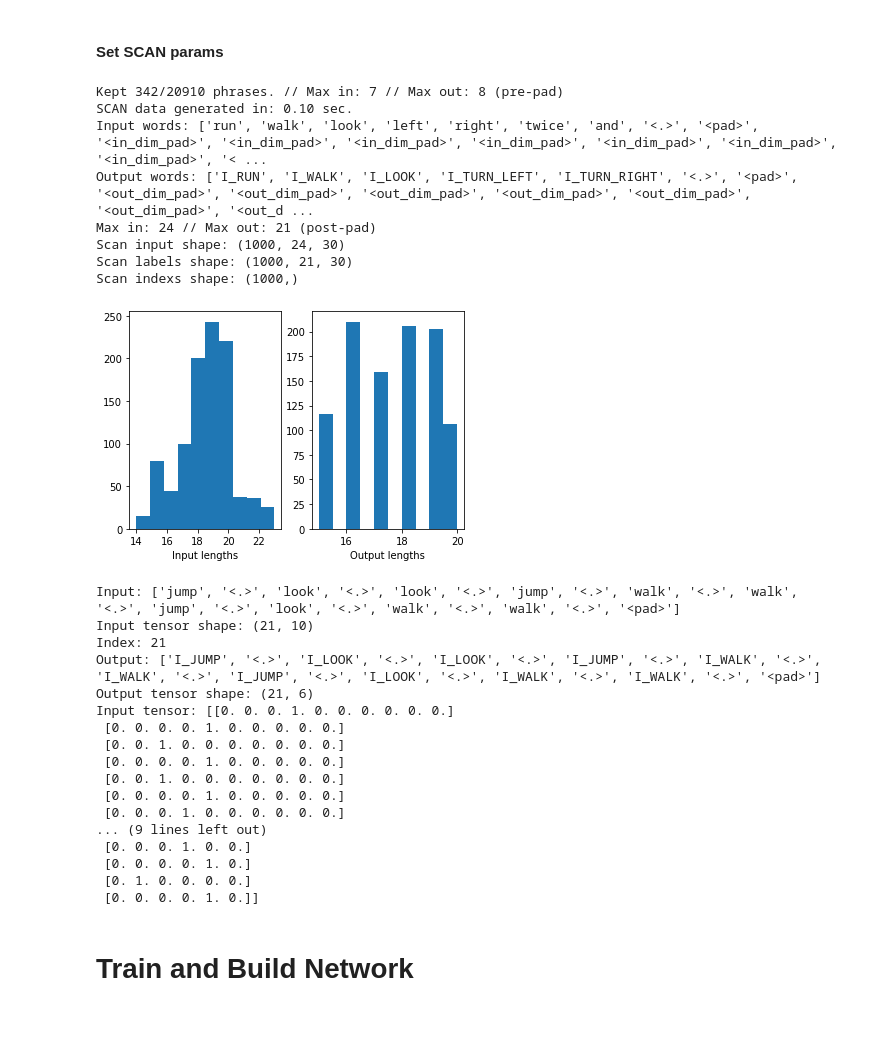
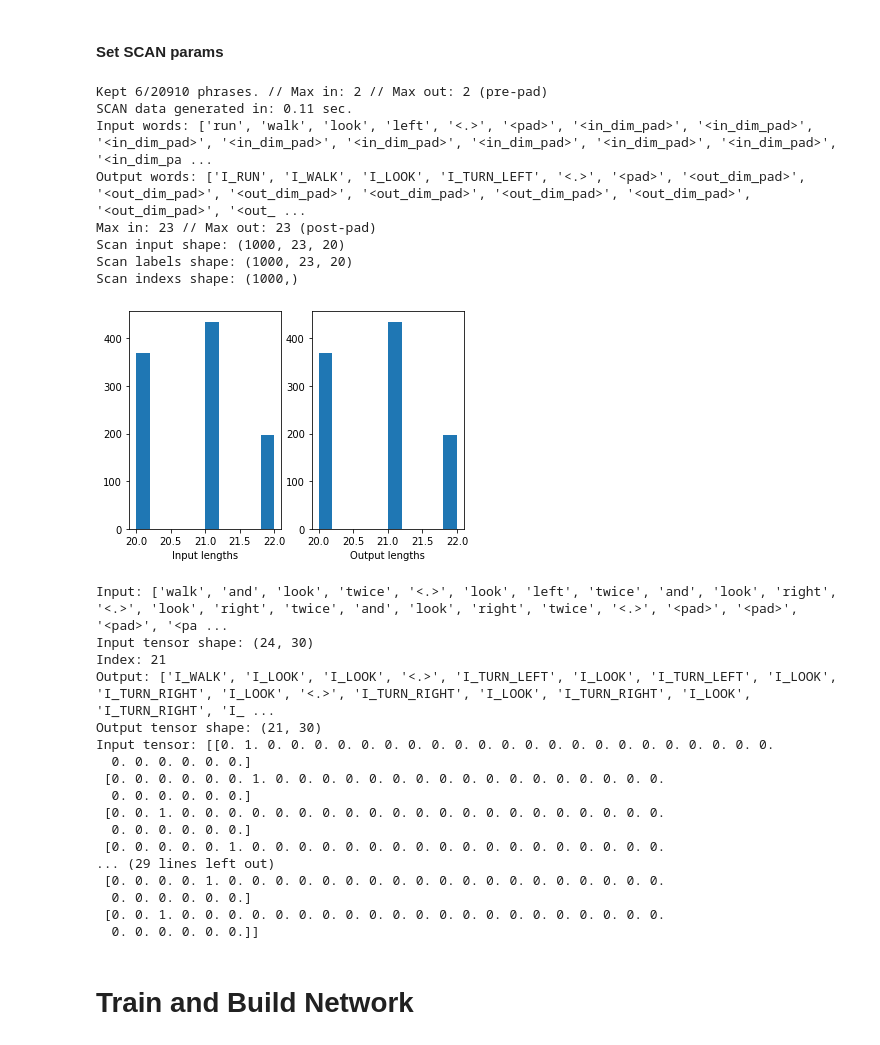
Before and after one commit to kaitken17/understand_nlp, a Jupyter notebook: sythetic_analysis_seq2seq.ipynb, the cells around one changed output. Saved outputs shown, nothing was run; the diff lists cells and outputs as text; code cells hidden in the pictures.

```diff
--- a/sythetic_analysis_seq2seq.ipynb
+++ b/sythetic_analysis_seq2seq.ipynb
@@ -382,17 +382,17 @@ def generate_scan(raw_in_phrases, raw_out_phrases, scan_params, trials=1):
 # all_out_words = ['I_RUN', 'I_WALK', 'I_LOOK', 'I_JUMP', 'I_TURN_LEFT', 'I_TURN_RIGHT']
 
 scan_params = {
-  'in_words': ['run', 'walk', 'look', 'left', 'right', 'twice', 'and'],
-  'out_words': ['I_RUN', 'I_WALK', 'I_LOOK', 'I_TURN_LEFT', 'I_TURN_RIGHT'],
+  'in_words': ['run', 'walk', 'look', 'left',],
+  'out_words': ['I_RUN', 'I_WALK', 'I_LOOK', 'I_TURN_LEFT',],
   'extend_scan': True,
-  'min_out_len': 15,
-  'max_out_len': 20,
+  'min_out_len': 20,
+  'max_out_len': 25,
   'max_in_len': 27,
   'trials': 1000,
   'plot_lens': True,
   'periods': True,
   'pad_dim': True,
-  'emb_dim': 30,
+  'emb_dim': 20,
 }
 
 # Reads in phrases from text_data and filters phrases to keep only those that have words in input_words
@@ -403,41 +403,41 @@ max_out = max(list(map(len, raw_out_phrases)))
 
 print(f'Kept {len(raw_in_phrases)}/{len(text_data)} phrases. // Max in: {max_in} // Max out: {max_out} (pre-pad)')
 
 scan_data, scan_params = generate_scan(raw_in_phrases, raw_out_phrases, scan_params, trials=scan_params['trials'])
 print('Input words:', scan_params['in_words'])
 print('Output words:', scan_params['out_words'])
 
 max_in = scan_data['inputs'].shape[1]
 max_out = scan_data['labels'].shape[1]
 print(f'Max in: {max_in} // Max out: {max_out} (post-pad)')
 
 print('Scan input shape:', scan_data['inputs'].shape)
 print('Scan labels shape:', scan_data['labels'].shape)
 print('Scan indexs shape:', scan_data['index'].shape)
 
 scan_params['plot_lens'] = False
 
 # Sets toy parameters to match SCAN data so same code can be used below
 toy_params = {
   'phrase_length': scan_params['max_in_len'],
   'var_length': True,
   'loss_type': 'XE',
   'in_words': scan_params['in_words'],
   'out_words': scan_params['out_words'],
   'scan_params': scan_params,
   'in_words_pp': scan_params['in_words_pp'],
   'out_words_pp': scan_params['out_words_pp'],
 }
 # %% [output]
-Kept 342/20910 phrases. // Max in: 7 // Max out: 8 (pre-pad)
-SCAN data generated in: 0.10 sec.
-Input words: ['run', 'walk', 'look', 'left', 'right', 'twice', 'and', '<.>', '<pad>', '<in_dim_pad>', '<in_dim_pad>', '<in_dim_pad>', '<in_dim_pad>', '<in_dim_pad>', '<in_dim_pad>', '<in_dim_pad>', '< ...
-Output words: ['I_RUN', 'I_WALK', 'I_LOOK', 'I_TURN_LEFT', 'I_TURN_RIGHT', '<.>', '<pad>', '<out_dim_pad>', '<out_dim_pad>', '<out_dim_pad>', '<out_dim_pad>', '<out_dim_pad>', '<out_dim_pad>', '<out_d ...
-Max in: 24 // Max out: 21 (post-pad)
-Scan input shape: (1000, 24, 30)
-Scan labels shape: (1000, 21, 30)
+Kept 6/20910 phrases. // Max in: 2 // Max out: 2 (pre-pad)
+SCAN data generated in: 0.11 sec.
+Input words: ['run', 'walk', 'look', 'left', '<.>', '<pad>', '<in_dim_pad>', '<in_dim_pad>', '<in_dim_pad>', '<in_dim_pad>', '<in_dim_pad>', '<in_dim_pad>', '<in_dim_pad>', '<in_dim_pad>', '<in_dim_pa ...
+Output words: ['I_RUN', 'I_WALK', 'I_LOOK', 'I_TURN_LEFT', '<.>', '<pad>', '<out_dim_pad>', '<out_dim_pad>', '<out_dim_pad>', '<out_dim_pad>', '<out_dim_pad>', '<out_dim_pad>', '<out_dim_pad>', '<out_ ...
+Max in: 23 // Max out: 23 (post-pad)
+Scan input shape: (1000, 23, 20)
+Scan labels shape: (1000, 23, 20)
 Scan indexs shape: (1000,)
-[figure, old version]
+[figure, new version]
 # %%
 if run_tests:
 
@@ -477,23 +477,23 @@ print('Output tensor shape:', scan_data['labels'][idx].shape)
 print('Input tensor:', scan_data['inputs'][idx][:10])
 print('Label tensor:', scan_data['labels'][idx][:10])
 # %% [output]
-Input: ['jump', '<.>', 'look', '<.>', 'look', '<.>', 'jump', '<.>', 'walk', '<.>', 'walk', '<.>', 'jump', '<.>', 'look', '<.>', 'walk', '<.>', 'walk', '<.>', '<pad>']
-Input tensor shape: (21, 10)
+Input: ['walk', 'and', 'look', 'twice', '<.>', 'look', 'left', 'twice', 'and', 'look', 'right', '<.>', 'look', 'right', 'twice', 'and', 'look', 'right', 'twice', '<.>', '<pad>', '<pad>', '<pad>', '<pa ...
+Input tensor shape: (24, 30)
 Index: 21
-Output: ['I_JUMP', '<.>', 'I_LOOK', '<.>', 'I_LOOK', '<.>', 'I_JUMP', '<.>', 'I_WALK', '<.>', 'I_WALK', '<.>', 'I_JUMP', '<.>', 'I_LOOK', '<.>', 'I_WALK', '<.>', 'I_WALK', '<.>', '<pad>']
-Output tensor shape: (21, 6)
-Input tensor: [[0. 0. 0. 1. 0. 0. 0. 0. 0. 0.]
- [0. 0. 0. 0. 1. 0. 0. 0. 0. 0.]
- [0. 0. 1. 0. 0. 0. 0. 0. 0. 0.]
- [0. 0. 0. 0. 1. 0. 0. 0. 0. 0.]
- [0. 0. 1. 0. 0. 0. 0. 0. 0. 0.]
- [0. 0. 0. 0. 1. 0. 0. 0. 0. 0.]
- [0. 0. 0. 1. 0. 0. 0. 0. 0. 0.]
-... (9 lines left out)
- [0. 0. 0. 1. 0. 0.]
- [0. 0. 0. 0. 1. 0.]
- [0. 1. 0. 0. 0. 0.]
- [0. 0. 0. 0. 1. 0.]]
+Output: ['I_WALK', 'I_LOOK', 'I_LOOK', '<.>', 'I_TURN_LEFT', 'I_LOOK', 'I_TURN_LEFT', 'I_LOOK', 'I_TURN_RIGHT', 'I_LOOK', '<.>', 'I_TURN_RIGHT', 'I_LOOK', 'I_TURN_RIGHT', 'I_LOOK', 'I_TURN_RIGHT', 'I_ ...
+Output tensor shape: (21, 30)
+Input tensor: [[0. 1. 0. 0. 0. 0. 0. 0. 0. 0. 0. 0. 0. 0. 0. 0. 0. 0. 0. 0. 0. 0. 0. 0.
+  0. 0. 0. 0. 0. 0.]
+ [0. 0. 0. 0. 0. 0. 1. 0. 0. 0. 0. 0. 0. 0. 0. 0. 0. 0. 0. 0. 0. 0. 0. 0.
+  0. 0. 0. 0. 0. 0.]
+ [0. 0. 1. 0. 0. 0. 0. 0. 0. 0. 0. 0. 0. 0. 0. 0. 0. 0. 0. 0. 0. 0. 0. 0.
+  0. 0. 0. 0. 0. 0.]
+ [0. 0. 0. 0. 0. 1. 0. 0. 0. 0. 0. 0. 0. 0. 0. 0. 0. 0. 0. 0. 0. 0. 0. 0.
+... (29 lines left out)
+ [0. 0. 0. 0. 1. 0. 0. 0. 0. 0. 0. 0. 0. 0. 0. 0. 0. 0. 0. 0. 0. 0. 0. 0.
+  0. 0. 0. 0. 0. 0.]
+ [0. 0. 1. 0. 0. 0. 0. 0. 0. 0. 0. 0. 0. 0. 0. 0. 0. 0. 0. 0. 0. 0. 0. 0.
+  0. 0. 0. 0. 0. 0.]]
 # %% [markdown]
 # Train and Build Network
 # %%
```
Also changed, not shown: parts of 22 cells of this notebook.
